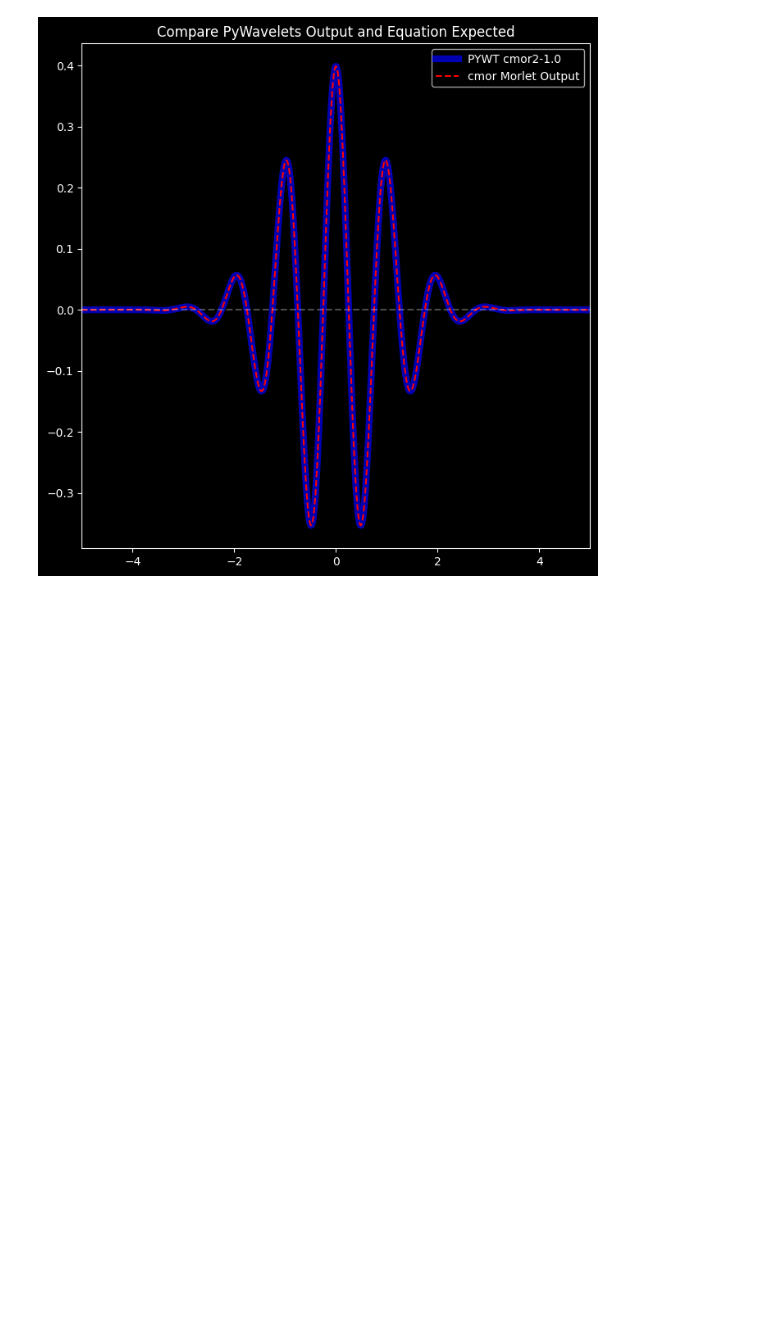
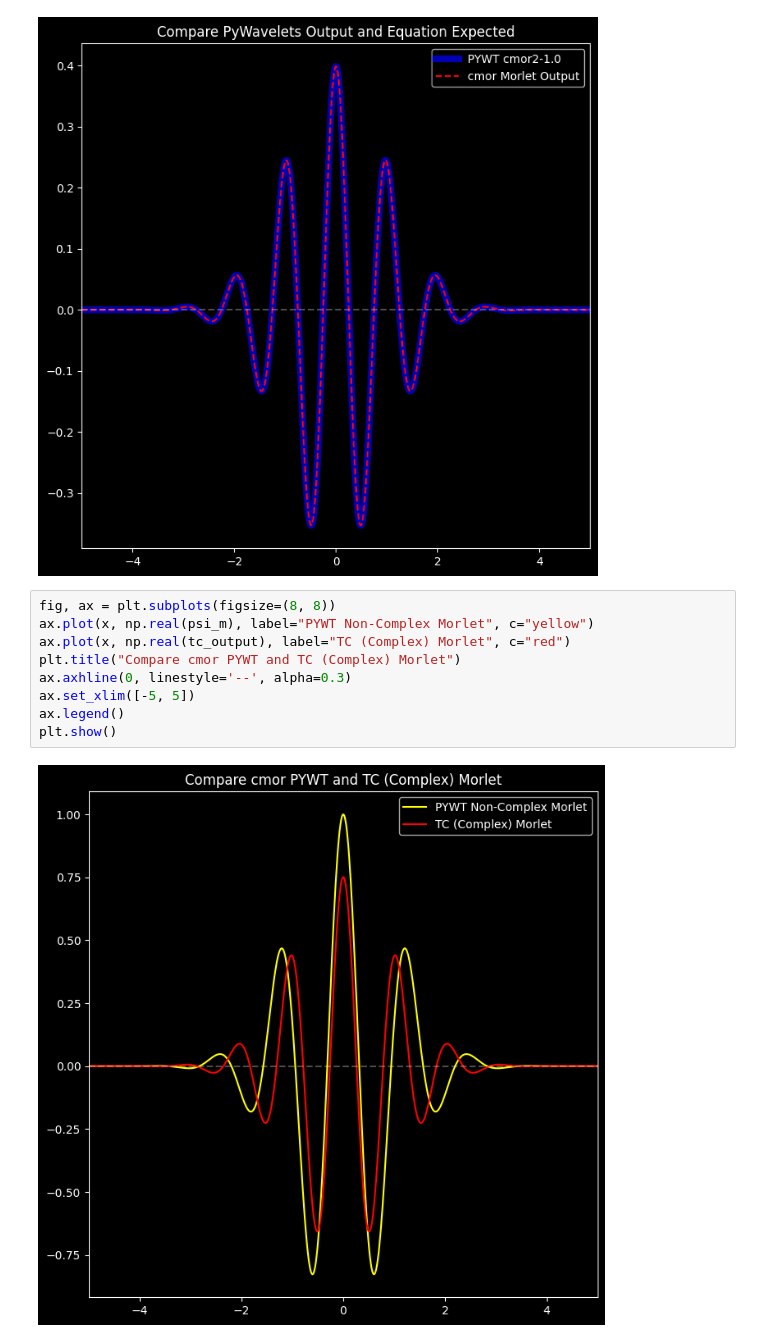
Before and after one commit to cyschneck/wavelet-tutorial, a Jupyter notebook: matching_scales.ipynb, the cells around one changed output. Saved outputs shown, nothing was run; the diff lists cells and outputs as text; blank space fills up the shorter version.

```diff
--- a/matching_scales.ipynb
+++ b/matching_scales.ipynb
@@ -166,6 +166,17 @@ ax.legend()
 plt.show()
 # %% [output]
 [figure]
+# %%
+fig, ax = plt.subplots(figsize=(8, 8))
+ax.plot(x, np.real(psi_m), label="PYWT Non-Complex Morlet", c="yellow")
+ax.plot(x, np.real(tc_output), label="TC (Complex) Morlet", c="red")
+plt.title("Compare cmor PYWT and TC (Complex) Morlet")
+ax.axhline(0, linestyle='--', alpha=0.3)
+ax.set_xlim([-5, 5])
+ax.legend()
+plt.show()
+# %% [output]
+[figure, added]
 # %%
 fig, ax = plt.subplots(figsize=(8, 8))
 ax.plot(x, np.real(psi), label=f"PYWT {complex_morlet}", c="red")
```
Also changed, not shown: parts of 1 cell of this notebook.
